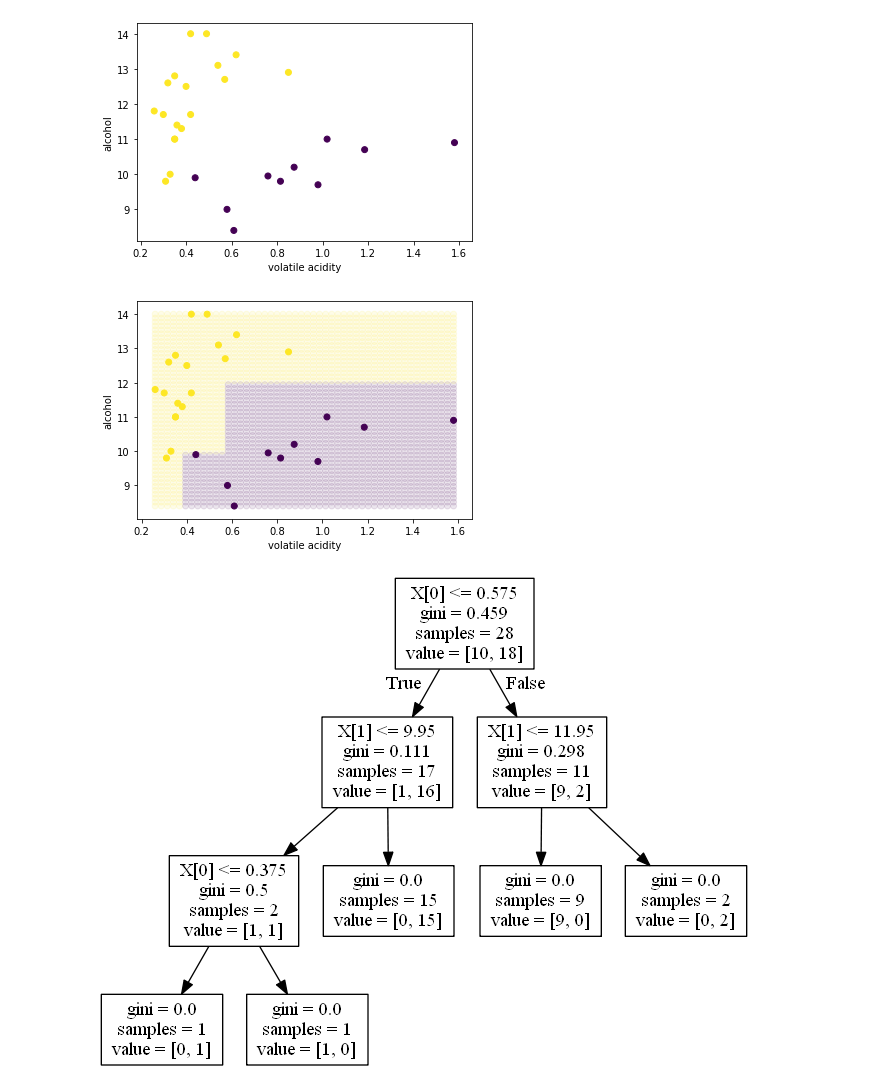
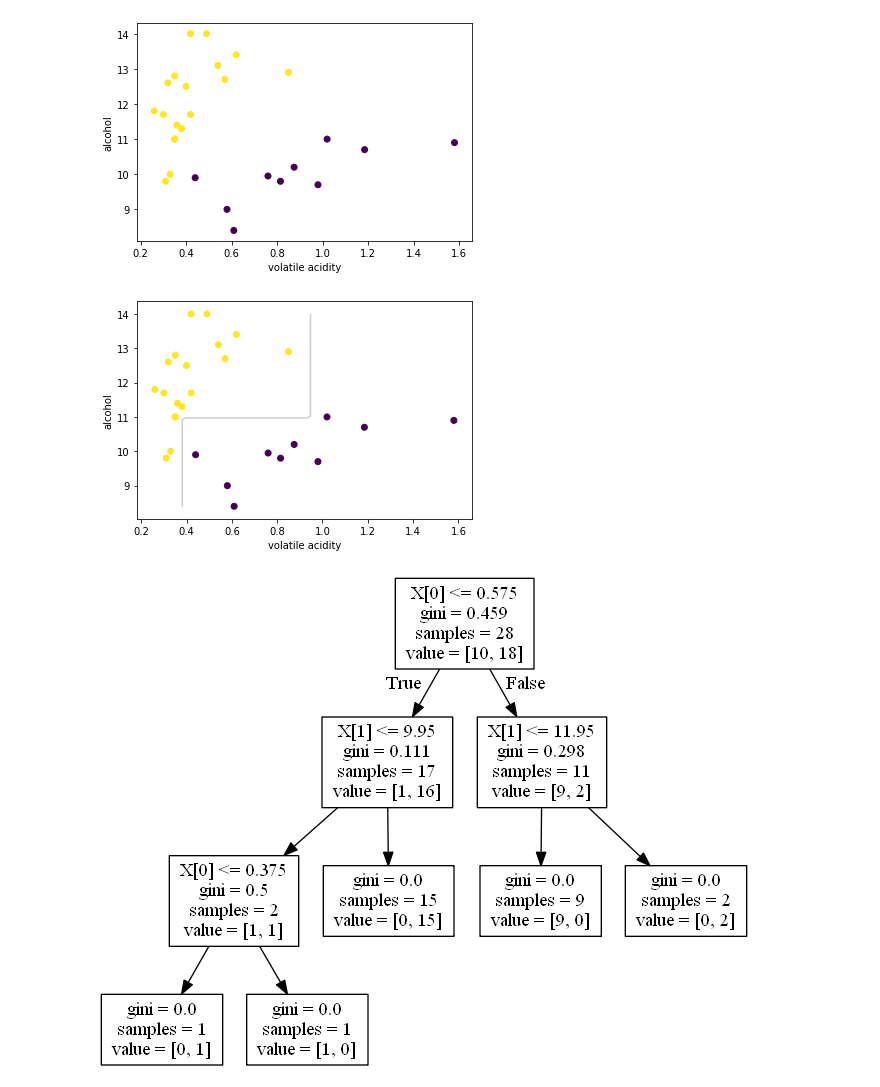
Before and after one commit to Kazuya-Minakuchi/qiita, a Jupyter notebook: DecisionTree_winequality-red.ipynb, the cells around one changed output. Cells and saved outputs as stored; diff of their text form; code cells hidden in the pictures.

Commit message:
Change figure.

```diff
--- a/DecisionTree_winequality-red.ipynb
+++ b/DecisionTree_winequality-red.ipynb
@@ -133,29 +133,30 @@ ax.set_ylabel("alcohol");
 # %%
 xy = data[["volatile acidity", "alcohol"]]
 z = data["quality"]
 
 #ロジスティックス回帰のモデル
 model = DecisionTreeClassifier(max_depth=3)
 model.fit(xy, z)
 
 x_min, x_max = data["volatile acidity"].min(), data["volatile acidity"].max()
 y_min, y_max = data["alcohol"].min(), data["alcohol"].max()
 
 x_mesh, y_mesh = np.meshgrid(np.linspace(x_min, x_max, 50),
                              np.linspace(y_min, y_max, 50))
 xy_mesh = np.c_[x_mesh.reshape(-1, 1), y_mesh.reshape(-1, 1)]
 
 #メッシュ毎にラベル予測(3 or 8)
 z_pred = model.predict(xy_mesh)
 
 fig = plt.figure()
 ax = fig.add_subplot(1, 1, 1)
-ax.scatter(xy_mesh[:, 0], xy_mesh[:, 1], c=z_pred, alpha=0.1)
+# ax.scatter(xy_mesh[:, 0], xy_mesh[:, 1], c=z_pred, alpha=0.1)
+ax.contour(x_mesh, y_mesh, z_pred.reshape(50, 50), colors=["0.6", "0.8"], levels=[2.5, 5.5, 8.5])
 ax.scatter(data["volatile acidity"], data["alcohol"], c=data["quality"])
 ax.set_xlabel("volatile acidity")
 ax.set_ylabel("alcohol");
 # %% [output]
-[figure, old version]
+[figure, new version]
 # %%
 from sklearn import tree
 import pydotplus
```
